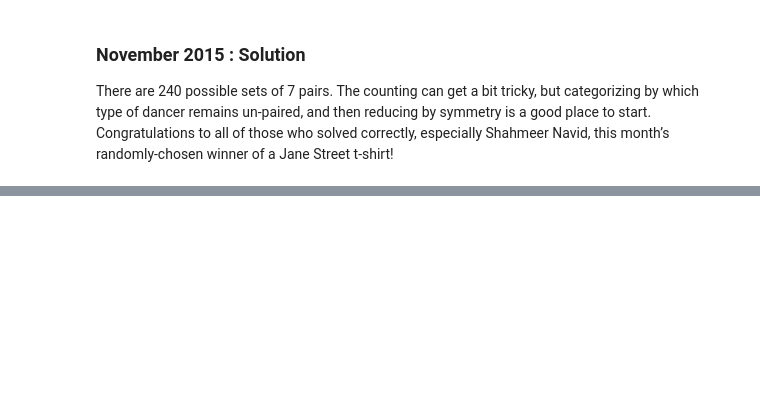
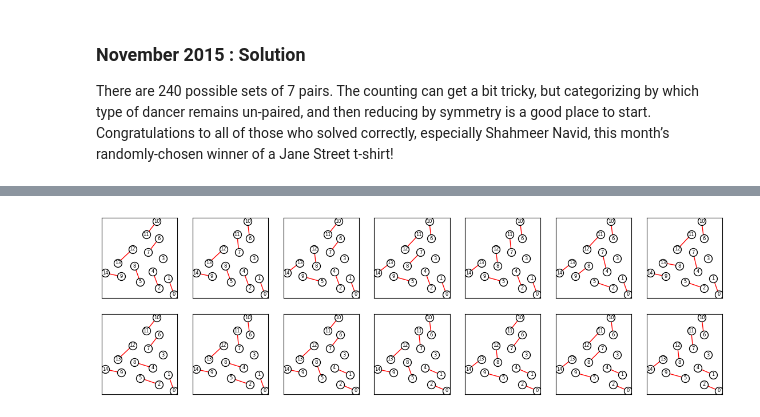
Before and after one commit to gowen100/Jane-Street-Solutions, a Jupyter notebook: 2015_11_PairDance.ipynb, the cells around one changed output, grey strips where cells are left out. Drawn from its saved outputs; the diff is of its cells as text; code cells hidden in the pictures; blank space fills up the shorter version.

```diff
--- a/2015_11_PairDance.ipynb
+++ b/2015_11_PairDance.ipynb
@@ -137,0 +152,4 @@ for i in x:
+# %%
+show_pairs(3)
+# %% [output]
+[figure, added]
```
Also changed, not shown: parts of 7 cells of this notebook.
